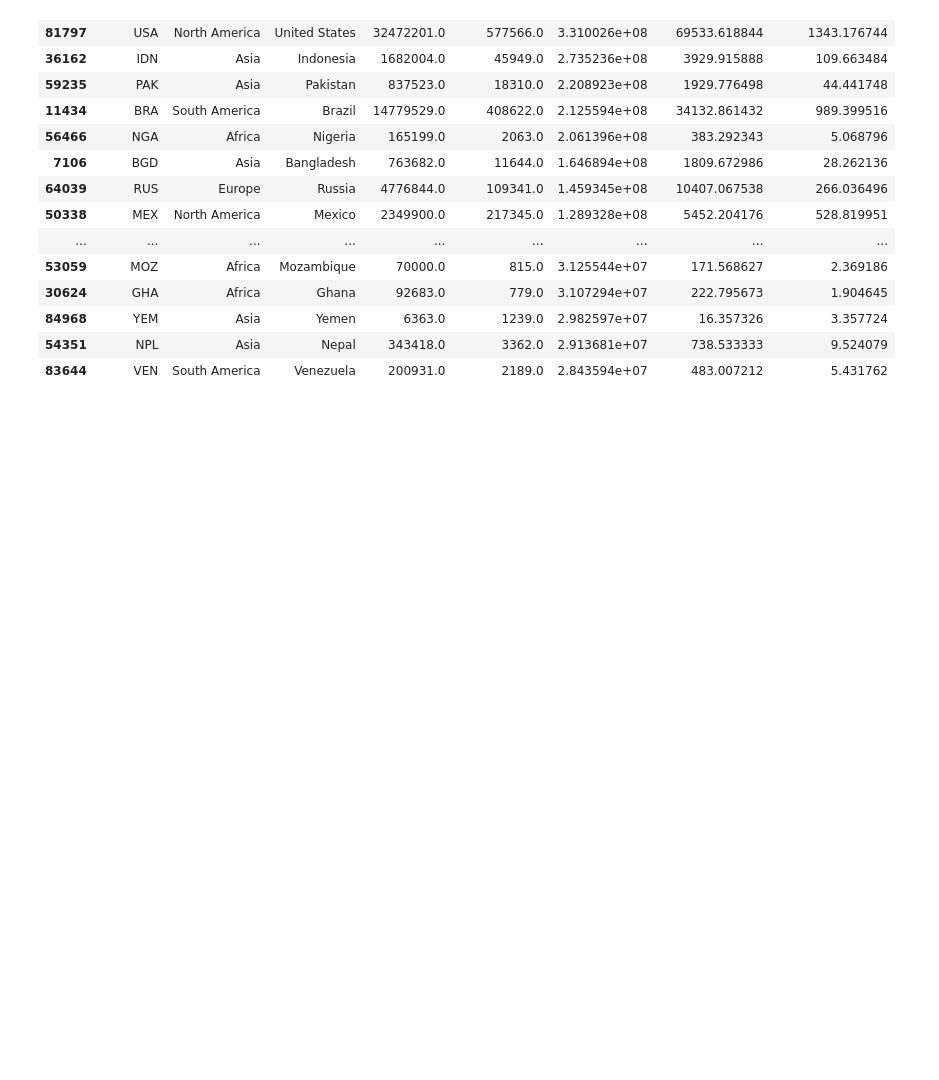
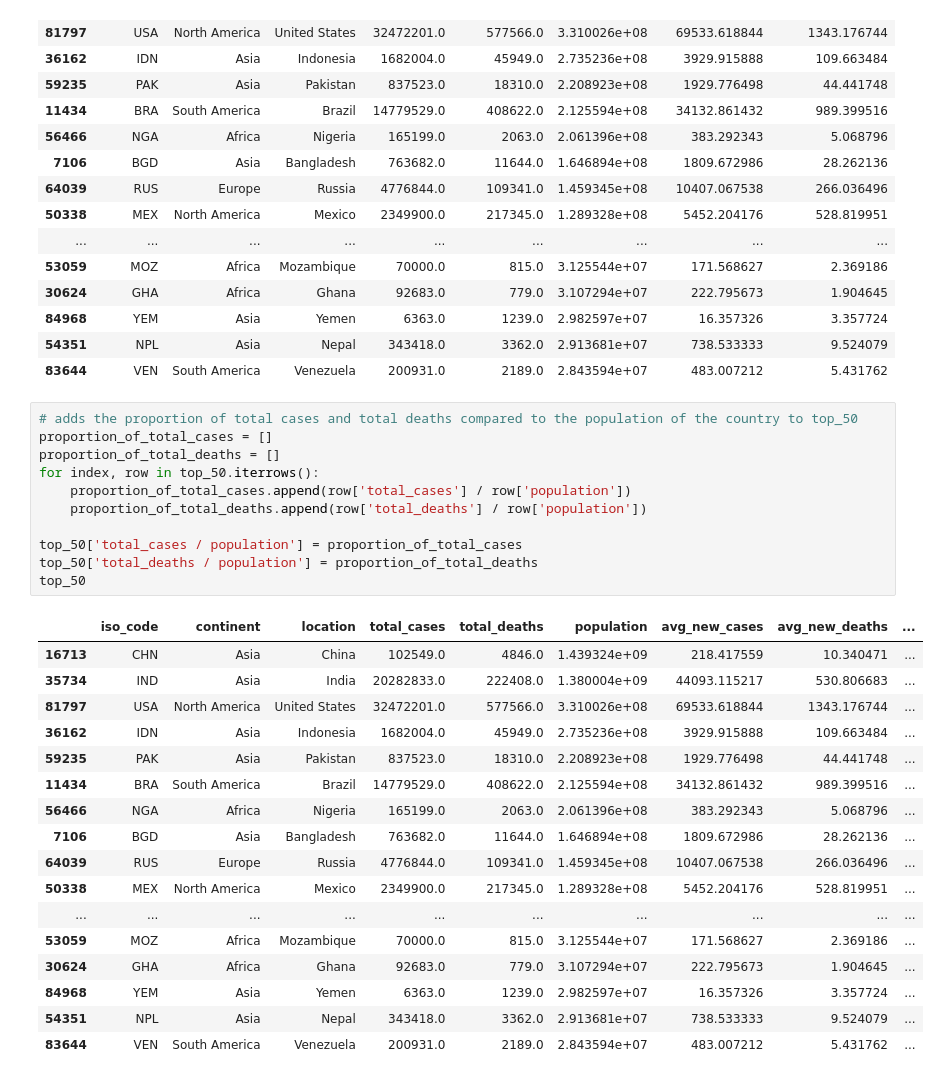
Before and after one commit to JonathanPro2/FinalProject320-, a Jupyter notebook: Final_Tutorial_320 .ipynb, the cells around one changed output. Drawn from its saved outputs; the diff is of its cells as text; blank space fills up the shorter version.

Commit message:
data cleanup and population proportion

```diff
--- a/Final_Tutorial_320 .ipynb
+++ b/Final_Tutorial_320 .ipynb
@@ -111,3 +111,32 @@ top_50
 | 84968 | YEM | Asia | Yemen | 6363.0 | 1239.0 | 2.982597e+07 | 16.357326 | 3.357724 |
 | 54351 | NPL | Asia | Nepal | 343418.0 | 3362.0 | 2.913681e+07 | 738.533333 | 9.524079 |
 | 83644 | VEN | South America | Venezuela | 200931.0 | 2189.0 | 2.843594e+07 | 483.007212 | 5.431762 |
+# %%
+# adds the proportion of total cases and total deaths compared to the population of the country to top_50
+proportion_of_total_cases = []
+proportion_of_total_deaths = []
+for index, row in top_50.iterrows():
+    proportion_of_total_cases.append(row['total_cases'] / row['population'])
+    proportion_of_total_deaths.append(row['total_deaths'] / row['population'])
+
+top_50['total_cases / population'] = proportion_of_total_cases
+top_50['total_deaths / population'] = proportion_of_total_deaths
+top_50
+# %% [output]
+|  | iso_code | continent | location | total_cases | total_deaths | population | avg_new_cases | avg_new_deaths | ... |
+| 16713 | CHN | Asia | China | 102549.0 | 4846.0 | 1.439324e+09 | 218.417559 | 10.340471 | ... |
+| 35734 | IND | Asia | India | 20282833.0 | 222408.0 | 1.380004e+09 | 44093.115217 | 530.806683 | ... |
+| 81797 | USA | North America | United States | 32472201.0 | 577566.0 | 3.310026e+08 | 69533.618844 | 1343.176744 | ... |
+| 36162 | IDN | Asia | Indonesia | 1682004.0 | 45949.0 | 2.735236e+08 | 3929.915888 | 109.663484 | ... |
+| 59235 | PAK | Asia | Pakistan | 837523.0 | 18310.0 | 2.208923e+08 | 1929.776498 | 44.441748 | ... |
+| 11434 | BRA | South America | Brazil | 14779529.0 | 408622.0 | 2.125594e+08 | 34132.861432 | 989.399516 | ... |
+| 56466 | NGA | Africa | Nigeria | 165199.0 | 2063.0 | 2.061396e+08 | 383.292343 | 5.068796 | ... |
+| 7106 | BGD | Asia | Bangladesh | 763682.0 | 11644.0 | 1.646894e+08 | 1809.672986 | 28.262136 | ... |
+| 64039 | RUS | Europe | Russia | 4776844.0 | 109341.0 | 1.459345e+08 | 10407.067538 | 266.036496 | ... |
+| 50338 | MEX | North America | Mexico | 2349900.0 | 217345.0 | 1.289328e+08 | 5452.204176 | 528.819951 | ... |
+| ... | ... | ... | ... | ... | ... | ... | ... | ... | ... |
+| 53059 | MOZ | Africa | Mozambique | 70000.0 | 815.0 | 3.125544e+07 | 171.568627 | 2.369186 | ... |
+| 30624 | GHA | Africa | Ghana | 92683.0 | 779.0 | 3.107294e+07 | 222.795673 | 1.904645 | ... |
+| 84968 | YEM | Asia | Yemen | 6363.0 | 1239.0 | 2.982597e+07 | 16.357326 | 3.357724 | ... |
+| 54351 | NPL | Asia | Nepal | 343418.0 | 3362.0 | 2.913681e+07 | 738.533333 | 9.524079 | ... |
+| 83644 | VEN | South America | Venezuela | 200931.0 | 2189.0 | 2.843594e+07 | 483.007212 | 5.431762 | ... |
```
